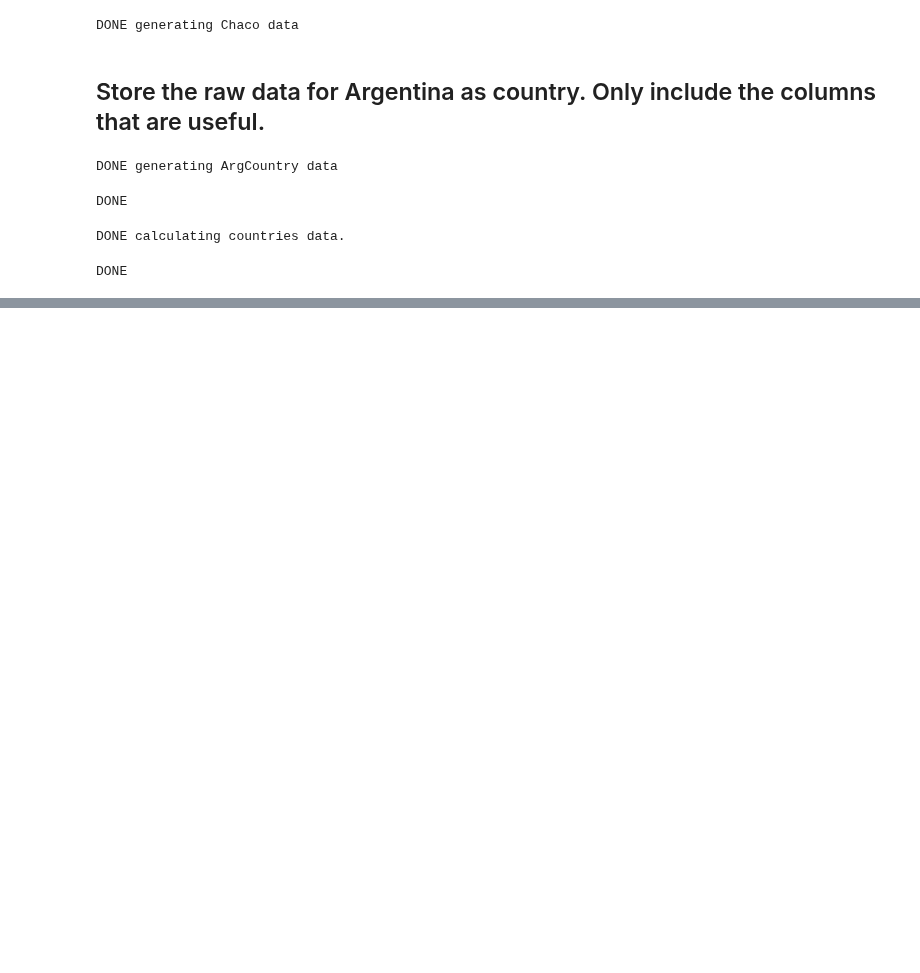
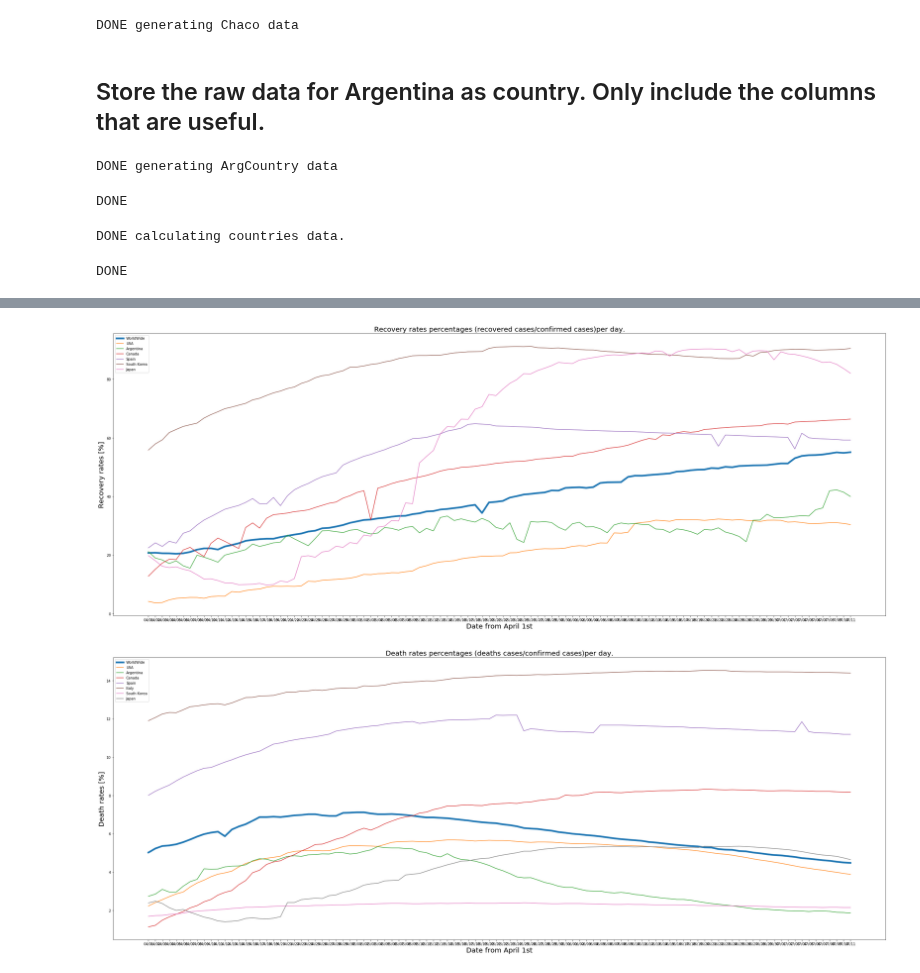
Before and after one commit to paulogs/Covid19_Data, a Jupyter notebook: CovidDataAnalisys.ipynb, the cells around one changed output, grey strips where cells are left out. Drawn from its saved outputs; the diff is of its cells as text; code cells hidden in the pictures; blank space fills up the shorter version.

```diff
--- a/CovidDataAnalisys.ipynb
+++ b/CovidDataAnalisys.ipynb
@@ -630,15 +658,18 @@ while Countries_data:
                 Japan_RecoveredPer.append(float(Countries_data_list[8]))
                 Japan_deathsPer.append(float(Countries_data_list[5]))
 
-USA_RecoveredPer.pop()
+#USA_RecoveredPer.pop()
+#USA_RecoveredPer.pop()
 Arg_RecoveredPer.pop()
 Italy_RecoveredPer.pop()
-SKorea_RecoveredPer.pop()
+#SKorea_RecoveredPer.pop()
+Japan_RecoveredPer.pop()
 
-USA_deathsPer.pop()
+#USA_deathsPer.pop()
 Arg_deathsPer.pop()
 Italy_deathsPer.pop()
-SKorea_deathsPer.pop()
+#SKorea_deathsPer.pop()
+Japan_deathsPer.pop()
 
 #print(WW_RecoveredPer)
 fig, per = plt.subplots(figsize=(40, 15))
@@ -649,33 +680,36 @@ per.plot(updated, Canada_RecoveredPer, label = "Canada")
 per.plot(updated, Spain_RecoveredPer, label = "Spain")
 #per.plot(updated, Italy_RecoveredPer, label = "Italy")
 per.plot(updated, SKorea_RecoveredPer, label = "South Korea")
 per.plot(updated, Japan_RecoveredPer, label = "Japan")
 plt.ylabel('Recovery rates [%]', fontsize=20)
 plt.xlabel('Date from April 1st', fontsize=20)
 per.legend()
 per.set_title("Recovery rates percentages (recovered cases/confirmed cases)per day.", fontsize=20)
 plt.savefig('C:\\Users\\paulo\\Documents\\Paulo\\Covid19_Data\\OfficialGraph\\RecoveredRatesCountries.png')
 
 fig, per = plt.subplots(figsize=(40, 15))
 per.plot(updated, WW_deathsPer, linewidth=5, label = "WorldWide")
 per.plot(updated, USA_deathsPer, label = "USA")
 per.plot(updated, Arg_deathsPer, label = "Argentina")
 per.plot(updated, Canada_deathsPer, label = "Canada")
 per.plot(updated, Spain_deathsPer, label = "Spain")
 per.plot(updated, Italy_deathsPer, label = "Italy")
 per.plot(updated, SKorea_deathsPer, label = "South Korea")
 per.plot(updated, Japan_deathsPer, label = "Japan")
 plt.ylabel('Death rates [%]', fontsize=20)
 plt.xlabel('Date from April 1st', fontsize=20)
 per.legend()
 per.set_title("Death rates percentages (deaths cases/confirmed cases)per day.", fontsize=20)
 plt.savefig('C:\\Users\\paulo\\Documents\\Paulo\\Covid19_Data\\OfficialGraph\\DeathRatesCountries.png')
 
 
 
 plt.show()
 
 Countries_cal_file.close()
+# %% [output]
+[figure, added]
+[figure, added]
 # %%
 from datetime import date
 
```
Also changed, not shown: parts of 4 cells of this notebook, 19 other files.
